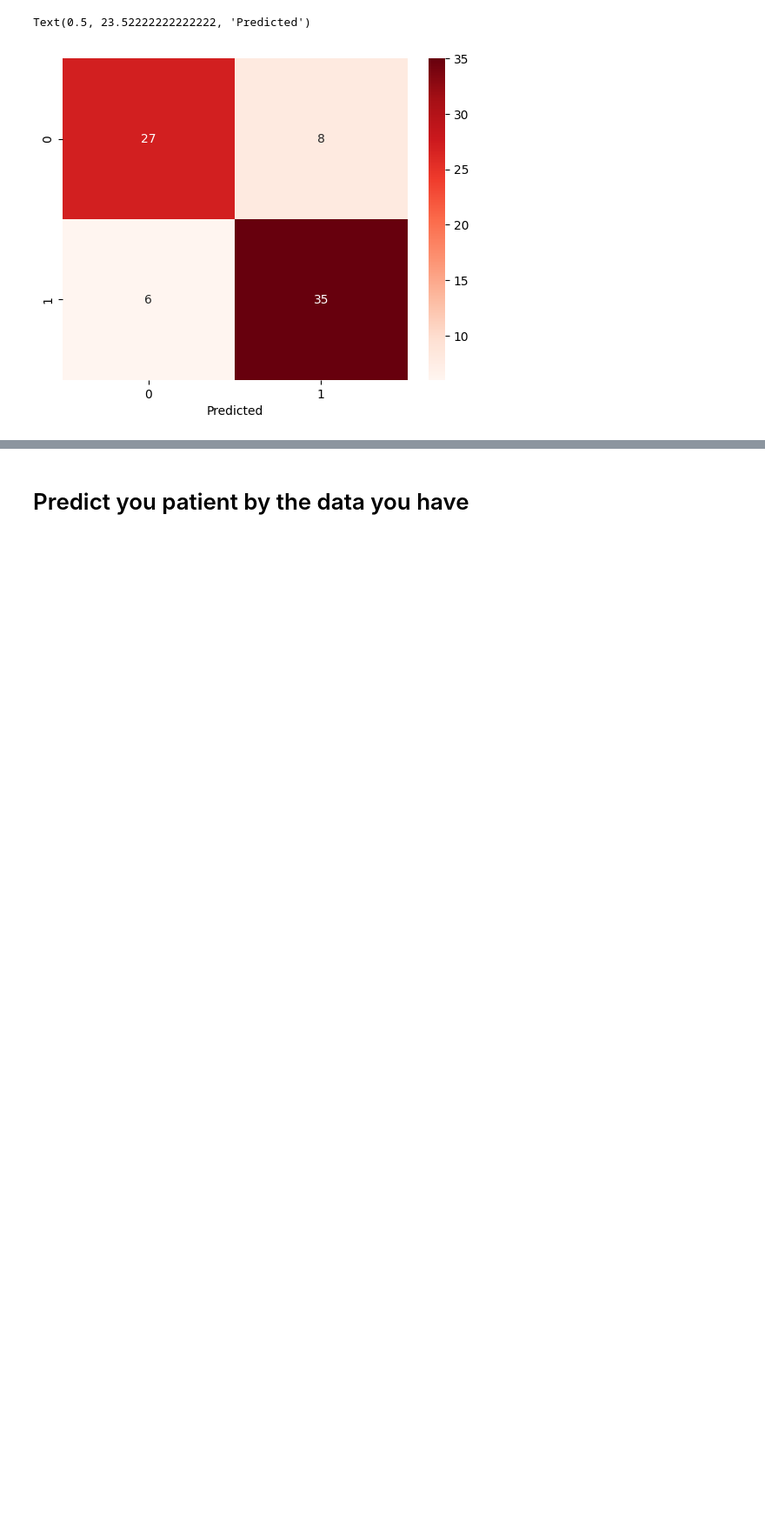
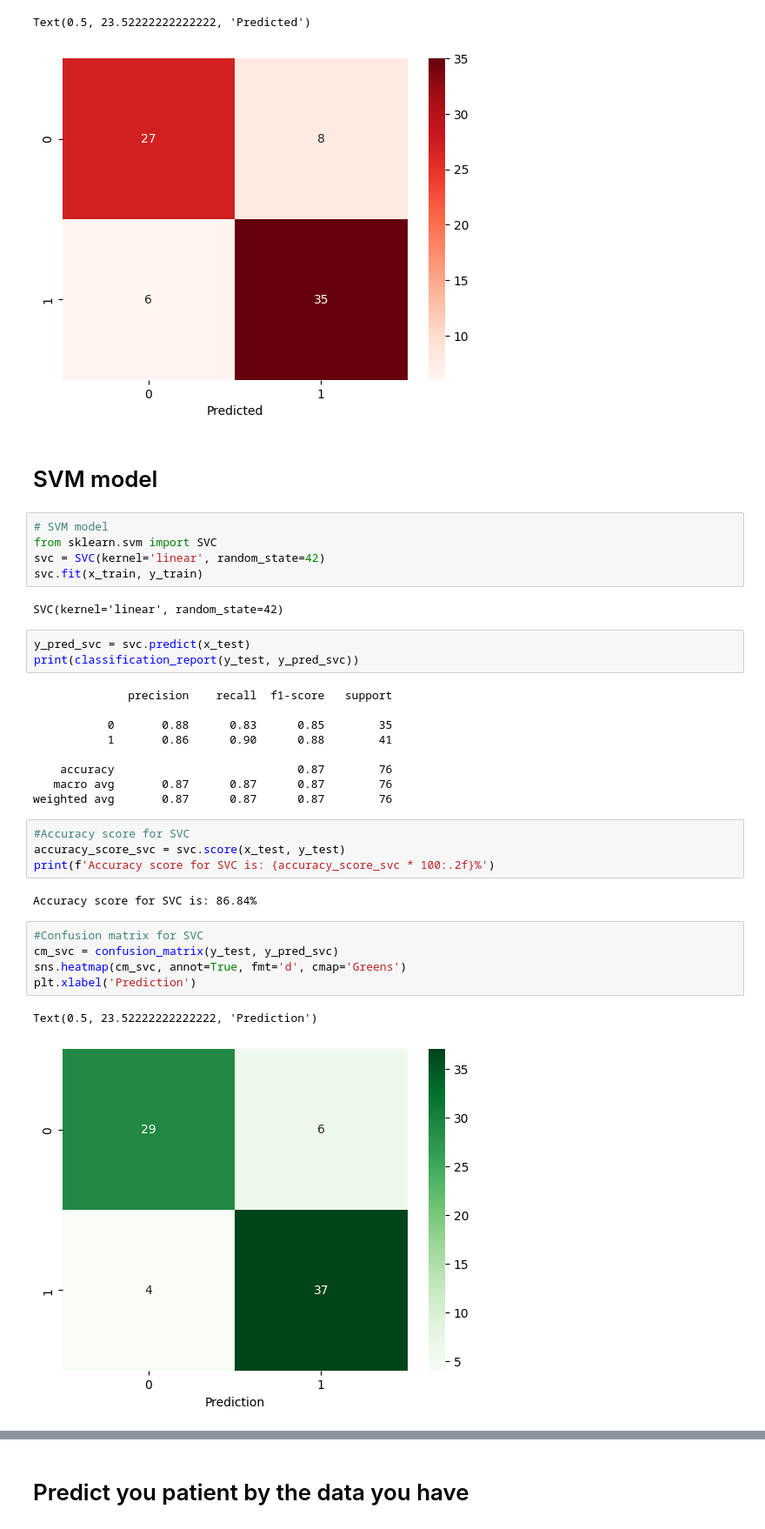
Before and after one commit to iamfosu/Machine-Learning-Projects, a Jupyter notebook: heart_disease_prediction/main.ipynb, the cells around one changed output, grey strips where cells are left out. Shown at 87% size. Saved outputs shown, nothing was run; the diff lists cells and outputs as text; blank space fills up the shorter version.

Commit message:
SVM model implemented

```diff
--- a/heart_disease_prediction/main.ipynb
+++ b/heart_disease_prediction/main.ipynb
@@ -238,3 +238,38 @@ plt.xlabel('Predicted')
 # %% [output]
 Text(0.5, 23.52222222222222, 'Predicted')
 [figure]
+# %% [markdown]
+# SVM model
+# %%
+# SVM model
+from sklearn.svm import SVC
+svc = SVC(kernel='linear', random_state=42)
+svc.fit(x_train, y_train)
+# %% [output]
+SVC(kernel='linear', random_state=42)
+# %%
+y_pred_svc = svc.predict(x_test)
+print(classification_report(y_test, y_pred_svc))
+# %% [output]
+              precision    recall  f1-score   support
+
+           0       0.88      0.83      0.85        35
+           1       0.86      0.90      0.88        41
+
+    accuracy                           0.87        76
+   macro avg       0.87      0.87      0.87        76
+weighted avg       0.87      0.87      0.87        76
+# %%
+#Accuracy score for SVC
+accuracy_score_svc = svc.score(x_test, y_test)
+print(f'Accuracy score for SVC is: {accuracy_score_svc * 100:.2f}%')
+# %% [output]
+Accuracy score for SVC is: 86.84%
+# %%
+#Confusion matrix for SVC
+cm_svc = confusion_matrix(y_test, y_pred_svc)
+sns.heatmap(cm_svc, annot=True, fmt='d', cmap='Greens')
+plt.xlabel('Prediction')
+# %% [output]
+Text(0.5, 23.52222222222222, 'Prediction')
+[figure, added]
```
Also changed, not shown: parts of 1 cell of this notebook.
